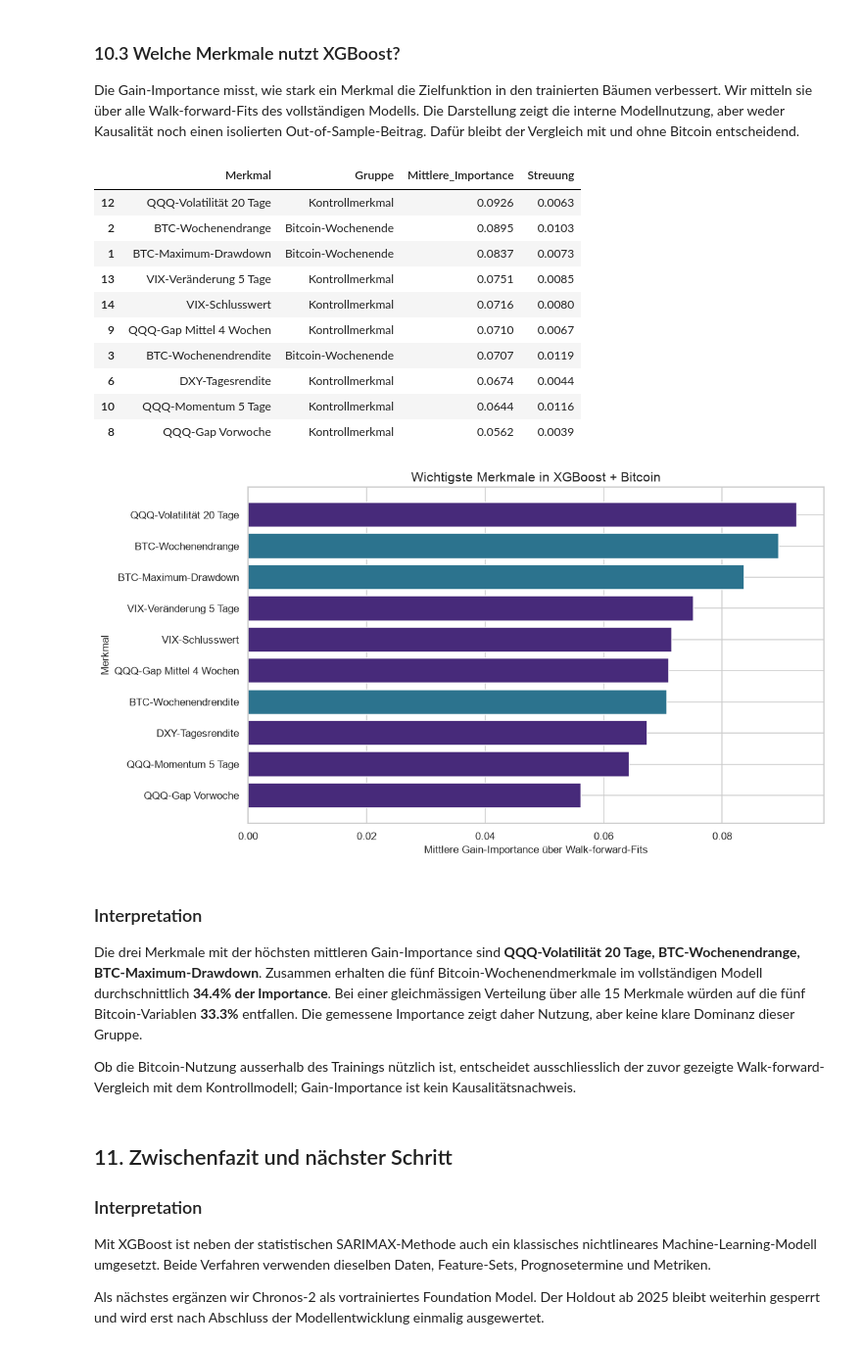
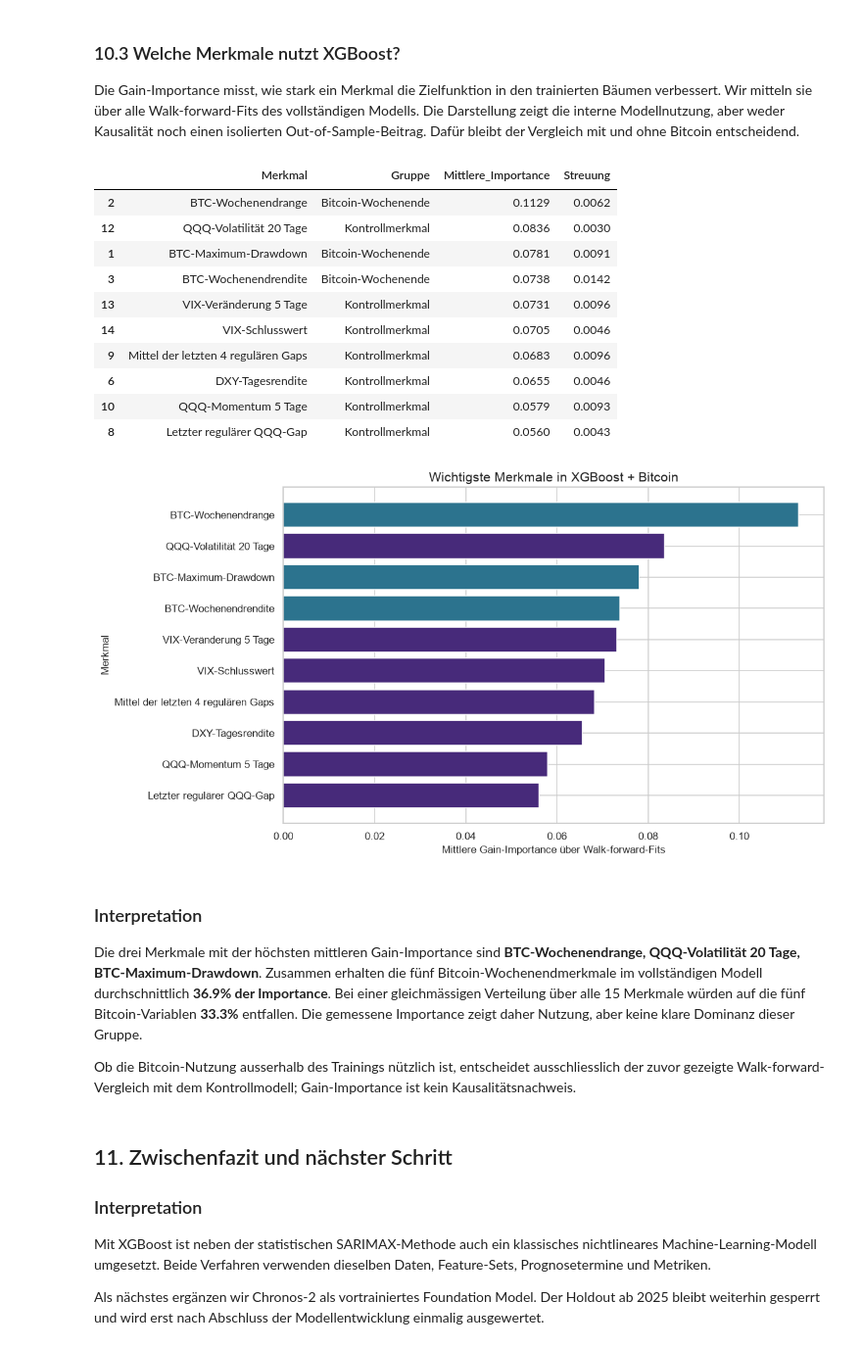
Before and after one commit to Steff72/CSP1, a Jupyter notebook: notebooks/btc_weekend_qqq_forecasting.ipynb, the cells around one changed output. Shown at 98% size. Cells and saved outputs as stored; diff of their text form; code cells hidden in the pictures.

```diff
--- a/notebooks/btc_weekend_qqq_forecasting.ipynb
+++ b/notebooks/btc_weekend_qqq_forecasting.ipynb
@@ -783,26 +791,25 @@ def aggregate_bitcoin_weekend(friday_date, monday_date):
     friday_start_local = pd.Timestamp(friday_date).tz_localize(
         FORECAST_TIMEZONE
     ) + pd.Timedelta(hours=16)
-    sunday_end_local = (
-        pd.Timestamp(monday_date).tz_localize(FORECAST_TIMEZONE)
-        - pd.Timedelta(days=1)
-        + pd.Timedelta(hours=23)
+    # Monday midnight is the exclusive boundary after Sunday 23:59
+    sunday_cutoff_local = pd.Timestamp(monday_date).tz_localize(
+        FORECAST_TIMEZONE
     )
     friday_start_utc = friday_start_local.tz_convert("UTC")
-    sunday_end_utc = sunday_end_local.tz_convert("UTC")
+    sunday_cutoff_utc = sunday_cutoff_local.tz_convert("UTC")
 
     # Select only candles fully contained within the prediction window
     window = btc_hourly.loc[
         (btc_hourly.index >= friday_start_utc)
-        & (btc_hourly["close_time"] <= sunday_end_utc)
+        & (btc_hourly["close_time"] <= sunday_cutoff_utc)
     ]
     expected_hours = int(
-        (sunday_end_utc - friday_start_utc) / pd.Timedelta(hours=1)
+        (sunday_cutoff_utc - friday_start_utc) / pd.Timedelta(hours=1)
     )
 
     if window.empty:
         return {
-            "sunday_cutoff_utc": sunday_end_utc,
+            "sunday_cutoff_utc": sunday_cutoff_utc,
             "btc_hour_count": 0,
             "btc_expected_hours": expected_hours,
             "btc_window_complete": False,
@@ -816,17 +823,26 @@ def aggregate_bitcoin_weekend(friday_date, monday_date):
     running_max = np.maximum.accumulate(price_path)
     drawdowns = price_path / running_max - 1
     first_start_delay = window.index.min() - friday_start_utc
-    final_end_delay = sunday_end_utc - window["close_time"].max()
-    largest_internal_gap = window.index.to_series().diff().max()
+    final_end_delay = sunday_cutoff_utc - window["close_time"].max()
+    largest_internal_gap = window.index.to_series().diff().dropna().max()
+    candle_durations = window["close_time"] - window.index
+    boundary_tolerance = pd.Timedelta(seconds=1)
+
+    # Reject every missing or malformed hour instead of smoothing it
     window_complete = (
-        len(window) >= expected_hours - 1
-        and first_start_delay <= pd.Timedelta(hours=1)
-        and final_end_delay <= pd.Timedelta(hours=1)
-        and largest_internal_gap <= pd.Timedelta(hours=2)
+        len(window) == expected_hours
+        and first_start_delay <= boundary_tolerance
+        and final_end_delay <= boundary_tolerance
+        and largest_internal_gap
+        <= pd.Timedelta(hours=1) + boundary_tolerance
+        and candle_durations.between(
+            pd.Timedelta(minutes=59),
+            pd.Timedelta(hours=1) + boundary_tolerance,
+        ).all()
     )
 
     return {
-        "sunday_cutoff_utc": sunday_end_utc,
+        "sunday_cutoff_utc": sunday_cutoff_utc,
         "btc_hour_count": len(window),
         "btc_expected_hours": expected_hours,
         "btc_window_complete": window_complete,
@@ -2910,8 +2949,8 @@ importance_summary["Gruppe"] = np.where(
 )
 
 feature_labels = {
-    "qqq_gap_lag_1": "QQQ-Gap Vorwoche",
-    "qqq_gap_mean_4": "QQQ-Gap Mittel 4 Wochen",
+    "qqq_gap_lag_1": "Letzter regulärer QQQ-Gap",
+    "qqq_gap_mean_4": "Mittel der letzten 4 regulären Gaps",
     "qqq_return_1d": "QQQ-Freitagsrendite",
     "qqq_momentum_5d": "QQQ-Momentum 5 Tage",
     "qqq_volatility_20d": "QQQ-Volatilität 20 Tage",
@@ -2930,44 +2969,44 @@ importance_summary["Merkmal"] = importance_summary["feature"].map(
     feature_labels
 )
 top_importance = importance_summary.head(10).sort_values(
     "Mittlere_Importance"
 )
 
 display(
     importance_summary[
         ["Merkmal", "Gruppe", "Mittlere_Importance", "Streuung"]
     ].head(10).round(4)
 )
 
 importance_colors = [
     COLORS["btc"] if group == "Bitcoin-Wochenende" else VIRIDIS(0.12)
     for group in top_importance["Gruppe"]
 ]
 fig, ax = plt.subplots(figsize=(11, 6))
 ax.barh(
     top_importance["Merkmal"],
     top_importance["Mittlere_Importance"],
     color=importance_colors,
 )
 ax.set_title("Wichtigste Merkmale in XGBoost + Bitcoin")
 ax.set_xlabel("Mittlere Gain-Importance über Walk-forward-Fits")
 ax.set_ylabel("Merkmal")
 ax.set_xlim(left=0)
 fig.tight_layout()
 plt.show()
 # %% [output]
 |  | Merkmal | Gruppe | Mittlere_Importance | Streuung |
-| 12 | QQQ-Volatilität 20 Tage | Kontrollmerkmal | 0.0926 | 0.0063 |
-| 2 | BTC-Wochenendrange | Bitcoin-Wochenende | 0.0895 | 0.0103 |
-| 1 | BTC-Maximum-Drawdown | Bitcoin-Wochenende | 0.0837 | 0.0073 |
-| 13 | VIX-Veränderung 5 Tage | Kontrollmerkmal | 0.0751 | 0.0085 |
-| 14 | VIX-Schlusswert | Kontrollmerkmal | 0.0716 | 0.0080 |
-| 9 | QQQ-Gap Mittel 4 Wochen | Kontrollmerkmal | 0.0710 | 0.0067 |
-| 3 | BTC-Wochenendrendite | Bitcoin-Wochenende | 0.0707 | 0.0119 |
-| 6 | DXY-Tagesrendite | Kontrollmerkmal | 0.0674 | 0.0044 |
-| 10 | QQQ-Momentum 5 Tage | Kontrollmerkmal | 0.0644 | 0.0116 |
-| 8 | QQQ-Gap Vorwoche | Kontrollmerkmal | 0.0562 | 0.0039 |
+| 2 | BTC-Wochenendrange | Bitcoin-Wochenende | 0.1129 | 0.0062 |
+| 12 | QQQ-Volatilität 20 Tage | Kontrollmerkmal | 0.0836 | 0.0030 |
+| 1 | BTC-Maximum-Drawdown | Bitcoin-Wochenende | 0.0781 | 0.0091 |
+| 3 | BTC-Wochenendrendite | Bitcoin-Wochenende | 0.0738 | 0.0142 |
+| 13 | VIX-Veränderung 5 Tage | Kontrollmerkmal | 0.0731 | 0.0096 |
+| 14 | VIX-Schlusswert | Kontrollmerkmal | 0.0705 | 0.0046 |
+| 9 | Mittel der letzten 4 regulären Gaps | Kontrollmerkmal | 0.0683 | 0.0096 |
+| 6 | DXY-Tagesrendite | Kontrollmerkmal | 0.0655 | 0.0046 |
+| 10 | QQQ-Momentum 5 Tage | Kontrollmerkmal | 0.0579 | 0.0093 |
+| 8 | Letzter regulärer QQQ-Gap | Kontrollmerkmal | 0.0560 | 0.0043 |
-[figure, old version]
+[figure, new version]
 # %%
 # Compare group usage without treating importance as causal evidence
 full_model_group_importance = (
@@ -3016,9 +3055,9 @@ Kontrollmodell; Gain-Importance ist kein Kausalitätsnachweis.
 ### Interpretation
 
 Die drei Merkmale mit der höchsten mittleren Gain-Importance sind
-**QQQ-Volatilität 20 Tage, BTC-Wochenendrange, BTC-Maximum-Drawdown**. Zusammen erhalten die fünf
+**BTC-Wochenendrange, QQQ-Volatilität 20 Tage, BTC-Maximum-Drawdown**. Zusammen erhalten die fünf
 Bitcoin-Wochenendmerkmale im vollständigen Modell durchschnittlich
-**34.4% der Importance**. Bei einer gleichmässigen
+**36.9% der Importance**. Bei einer gleichmässigen
 Verteilung über alle 15 Merkmale würden auf die fünf
 Bitcoin-Variablen **33.3%** entfallen. Die gemessene
 Importance zeigt daher Nutzung, aber keine klare Dominanz dieser Gruppe.
```
Also changed, not shown: parts of 26 cells of this notebook, 1 other file.
